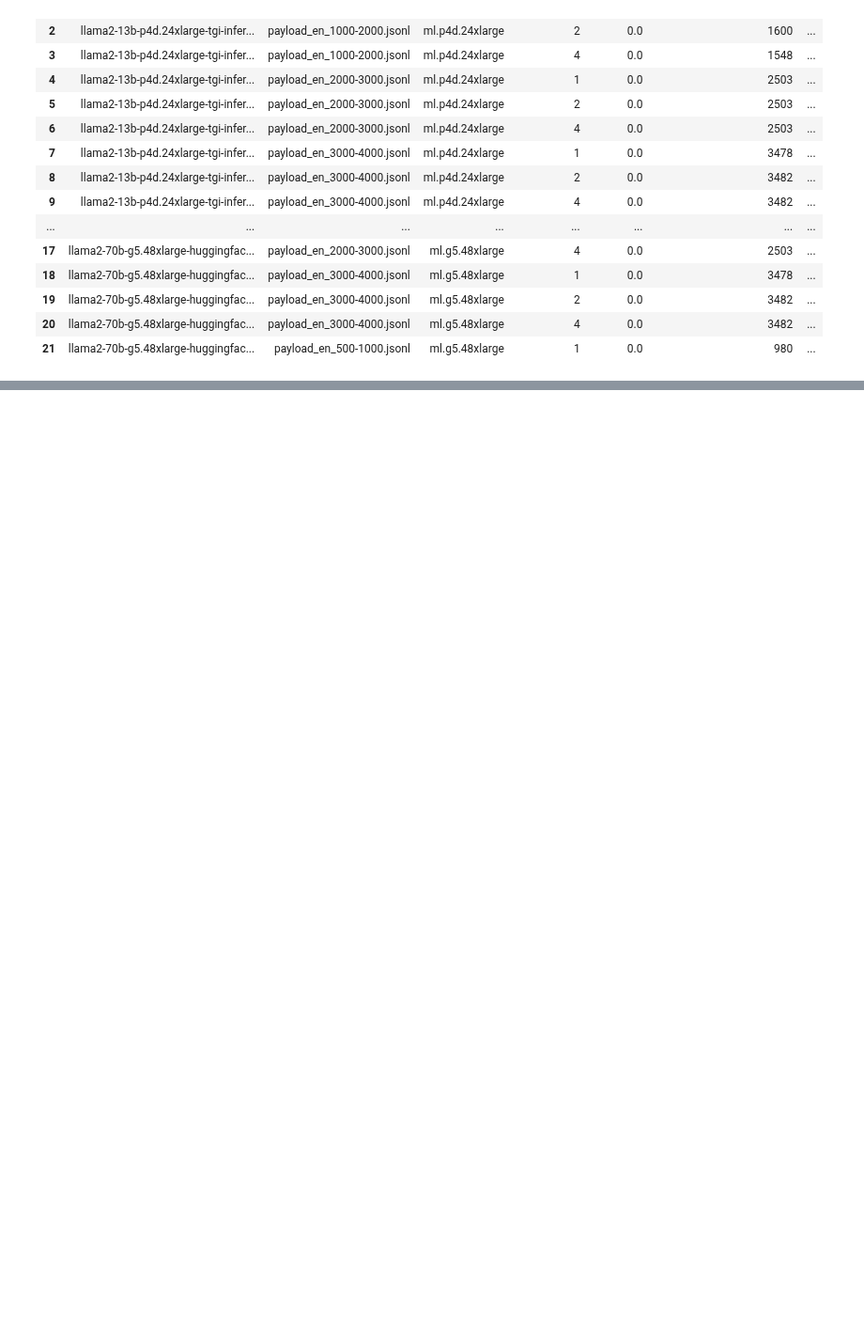
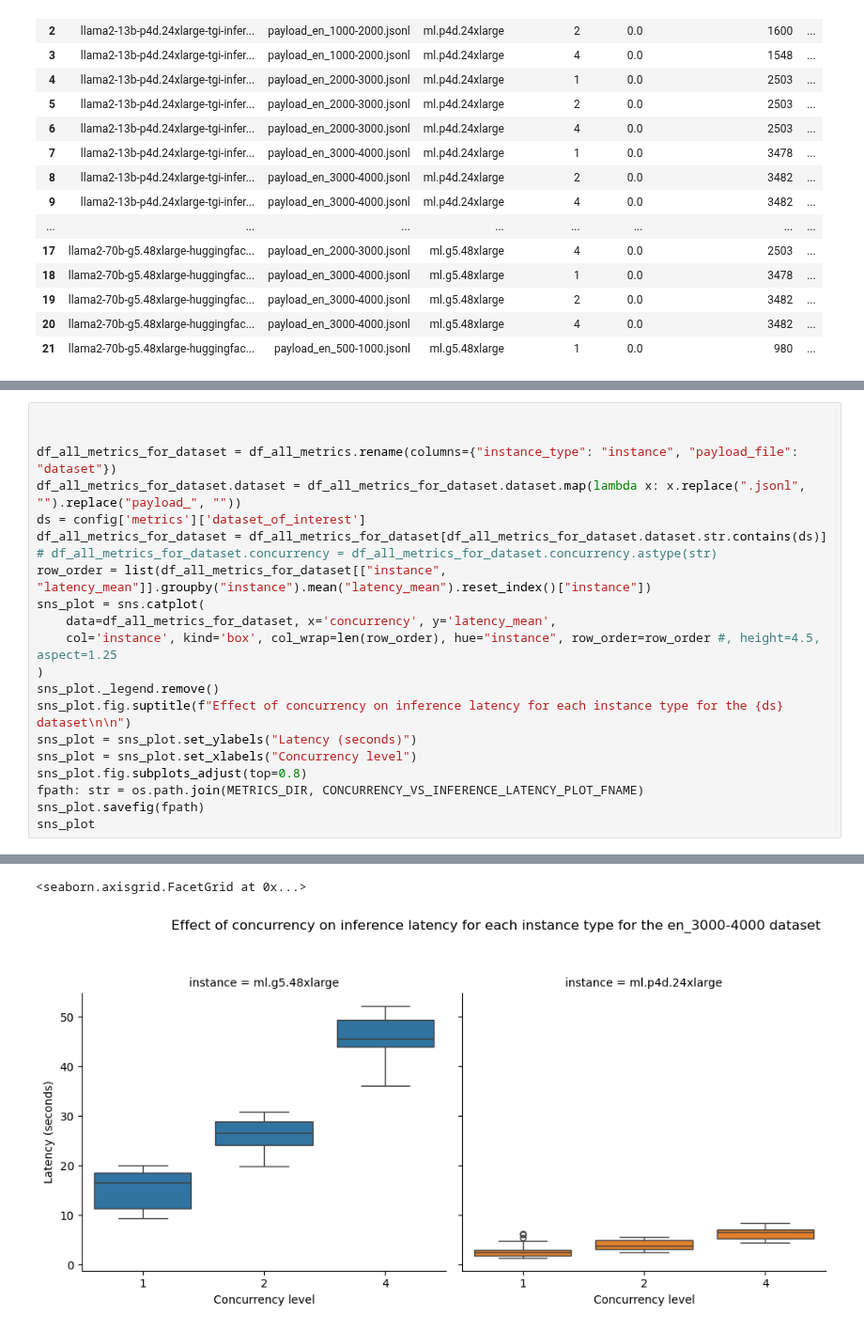
Before and after one commit to aws-samples/foundation-model-benchmarking-tool, a Jupyter notebook: 4_model_metric_analysis.ipynb, the cells around one changed output, grey strips where cells are left out. Shown at 94% size. Cells and saved outputs as stored; diff of their text form; blank space fills up the shorter version.

```diff
--- a/4_model_metric_analysis.ipynb
+++ b/4_model_metric_analysis.ipynb
@@ -339,0 +354,22 @@ logger.info(f"there are {len(df_summary_metrics_nz)} entries out of {len(df_summ
+# %%
+
+
+df_all_metrics_for_dataset = df_all_metrics.rename(columns={"instance_type": "instance", "payload_file": "dataset"})
+df_all_metrics_for_dataset.dataset = df_all_metrics_for_dataset.dataset.map(lambda x: x.replace(".jsonl", "").replace("payload_", ""))
+ds = config['metrics']['dataset_of_interest']
+df_all_metrics_for_dataset = df_all_metrics_for_dataset[df_all_metrics_for_dataset.dataset.str.contains(ds)]
+# df_all_metrics_for_dataset.concurrency = df_all_metrics_for_dataset.concurrency.astype(str)
+row_order = list(df_all_metrics_for_dataset[["instance", "latency_mean"]].groupby("instance").mean("latency_mean").reset_index()["instance"])
+sns_plot = sns.catplot(
+    data=df_all_metrics_for_dataset, x='concurrency', y='latency_mean',
+    col='instance', kind='box', col_wrap=len(row_order), hue="instance", row_order=row_order #, height=4.5, aspect=1.25
+)
+sns_plot._legend.remove()
+sns_plot.fig.suptitle(f"Effect of concurrency on inference latency for each instance type for the {ds} dataset\n\n")
+sns_plot = sns_plot.set_ylabels("Latency (seconds)")
+sns_plot = sns_plot.set_xlabels("Concurrency level")
+sns_plot.fig.subplots_adjust(top=0.8)
+fpath: str = os.path.join(METRICS_DIR, CONCURRENCY_VS_INFERENCE_LATENCY_PLOT_FNAME)
+sns_plot.savefig(fpath)
+sns_plot
+# %% [output]
@@ -339,0 +378,2 @@ logger.info(f"there are {len(df_summary_metrics_nz)} entries out of {len(df_summ
+<seaborn.axisgrid.FacetGrid at 0x...>
+[figure, added]
```
Also changed, not shown: parts of 18 cells of this notebook, 21 other files.
